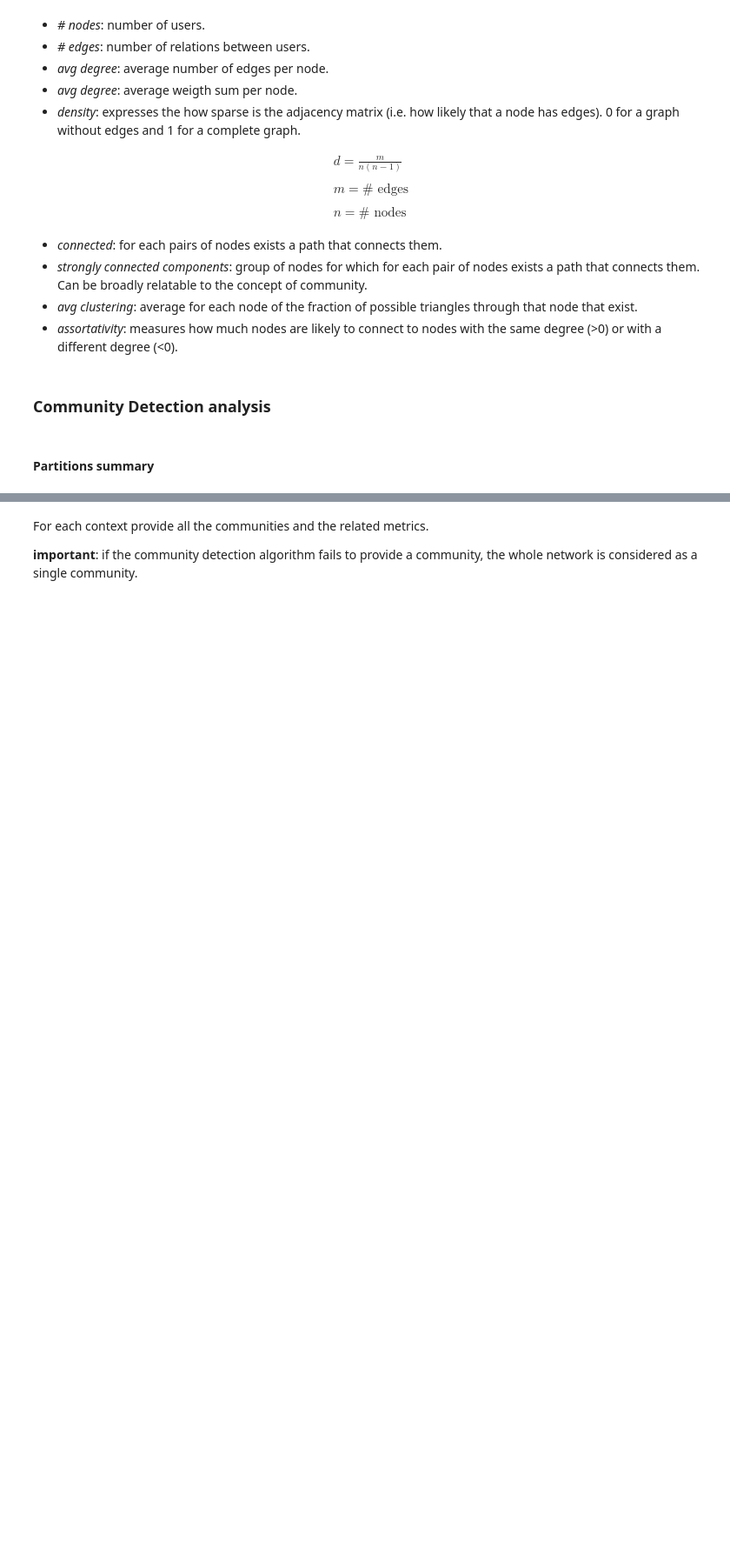
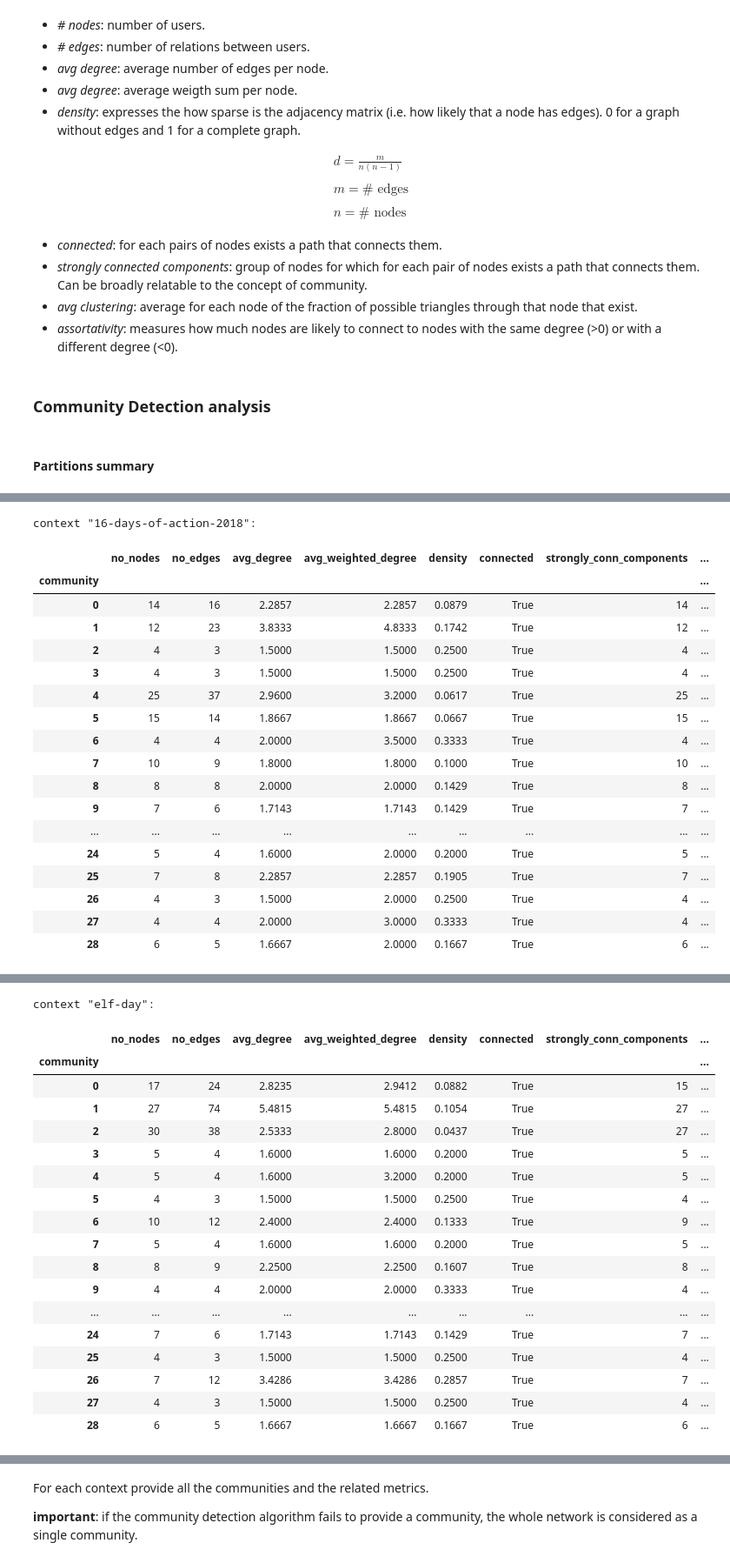
Before and after one commit to flaprimo/twitter-network-analysis, a Jupyter notebook: analysis_infomap.ipynb, the cells around one changed output, grey strips where cells are left out. Shown at 87% size. Cells and saved outputs as stored; diff of their text form; code cells hidden in the pictures; blank space fills up the shorter version.

Commit message:
start analysis helper refactoring

```diff
--- a/analysis_infomap.ipynb
+++ b/analysis_infomap.ipynb
@@ -33,7 +29,14 @@ cd_config = ('infomap', {})
+# %%
+# PATHS
+PROJECT_PATH = os.path.abspath('')
+INPUT_PATH = os.path.join(PROJECT_PATH, 'input/')
+OUTPUT_PATH = os.path.join(PROJECT_PATH, 'output/')
+PROJECT_NAME = 'uk_healthcare_infomap_small'
 # %%
 # PIPELINE
-o = Orchestrator(project_name, cd_config)
-results = o.execute()
+o = Orchestrator(PROJECT_NAME, INPUT_PATH, OUTPUT_PATH)
+o.execute()
+ah = AnalysisHelper(o.datasources)
 # %% [markdown]
 ## Analysis
 # %% [markdown]
@@ -248,0 +100,25 @@ event "cervical-cancer-prevention-week-2018":
+# %%
+for context_name, partition in ah.get_partitions():
+    print(f'context "{context_name}":')
+    display(partition)
+    display(partition.describe())
+# %% [output]
+context "16-days-of-action-2018":
+|  | no_nodes | no_edges | avg_degree | avg_weighted_degree | density | connected | strongly_conn_components | ... |
+| community |  |  |  |  |  |  |  | ... |
+| 0 | 14 | 16 | 2.2857 | 2.2857 | 0.0879 | True | 14 | ... |
+| 1 | 12 | 23 | 3.8333 | 4.8333 | 0.1742 | True | 12 | ... |
+| 2 | 4 | 3 | 1.5000 | 1.5000 | 0.2500 | True | 4 | ... |
+| 3 | 4 | 3 | 1.5000 | 1.5000 | 0.2500 | True | 4 | ... |
+| 4 | 25 | 37 | 2.9600 | 3.2000 | 0.0617 | True | 25 | ... |
+| 5 | 15 | 14 | 1.8667 | 1.8667 | 0.0667 | True | 15 | ... |
+| 6 | 4 | 4 | 2.0000 | 3.5000 | 0.3333 | True | 4 | ... |
+| 7 | 10 | 9 | 1.8000 | 1.8000 | 0.1000 | True | 10 | ... |
+| 8 | 8 | 8 | 2.0000 | 2.0000 | 0.1429 | True | 8 | ... |
+| 9 | 7 | 6 | 1.7143 | 1.7143 | 0.1429 | True | 7 | ... |
+| ... | ... | ... | ... | ... | ... | ... | ... | ... |
+| 24 | 5 | 4 | 1.6000 | 2.0000 | 0.2000 | True | 5 | ... |
+| 25 | 7 | 8 | 2.2857 | 2.2857 | 0.1905 | True | 7 | ... |
+| 26 | 4 | 3 | 1.5000 | 2.0000 | 0.2500 | True | 4 | ... |
+| 27 | 4 | 4 | 2.0000 | 3.0000 | 0.3333 | True | 4 | ... |
+| 28 | 6 | 5 | 1.6667 | 2.0000 | 0.1667 | True | 6 | ... |
@@ -248,0 +134,19 @@ event "cervical-cancer-prevention-week-2018":
+context "elf-day":
+|  | no_nodes | no_edges | avg_degree | avg_weighted_degree | density | connected | strongly_conn_components | ... |
+| community |  |  |  |  |  |  |  | ... |
+| 0 | 17 | 24 | 2.8235 | 2.9412 | 0.0882 | True | 15 | ... |
+| 1 | 27 | 74 | 5.4815 | 5.4815 | 0.1054 | True | 27 | ... |
+| 2 | 30 | 38 | 2.5333 | 2.8000 | 0.0437 | True | 27 | ... |
+| 3 | 5 | 4 | 1.6000 | 1.6000 | 0.2000 | True | 5 | ... |
+| 4 | 5 | 4 | 1.6000 | 3.2000 | 0.2000 | True | 5 | ... |
+| 5 | 4 | 3 | 1.5000 | 1.5000 | 0.2500 | True | 4 | ... |
+| 6 | 10 | 12 | 2.4000 | 2.4000 | 0.1333 | True | 9 | ... |
+| 7 | 5 | 4 | 1.6000 | 1.6000 | 0.2000 | True | 5 | ... |
+| 8 | 8 | 9 | 2.2500 | 2.2500 | 0.1607 | True | 8 | ... |
+| 9 | 4 | 4 | 2.0000 | 2.0000 | 0.3333 | True | 4 | ... |
+| ... | ... | ... | ... | ... | ... | ... | ... | ... |
+| 24 | 7 | 6 | 1.7143 | 1.7143 | 0.1429 | True | 7 | ... |
+| 25 | 4 | 3 | 1.5000 | 1.5000 | 0.2500 | True | 4 | ... |
+| 26 | 7 | 12 | 3.4286 | 3.4286 | 0.2857 | True | 7 | ... |
+| 27 | 4 | 3 | 1.5000 | 1.5000 | 0.2500 | True | 4 | ... |
+| 28 | 6 | 5 | 1.6667 | 1.6667 | 0.1667 | True | 6 | ... |
```
Also changed, not shown: parts of 36 cells of this notebook, 3 other files.
